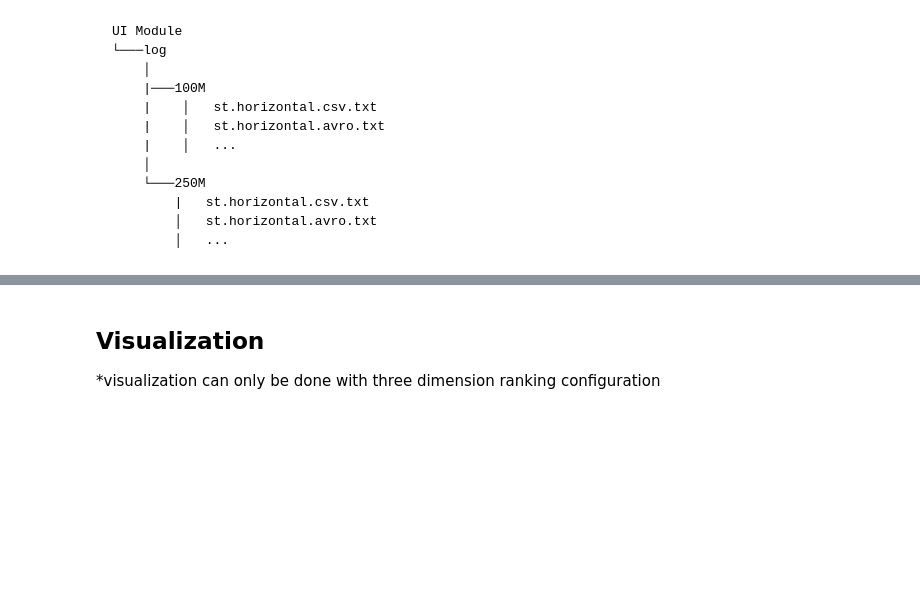
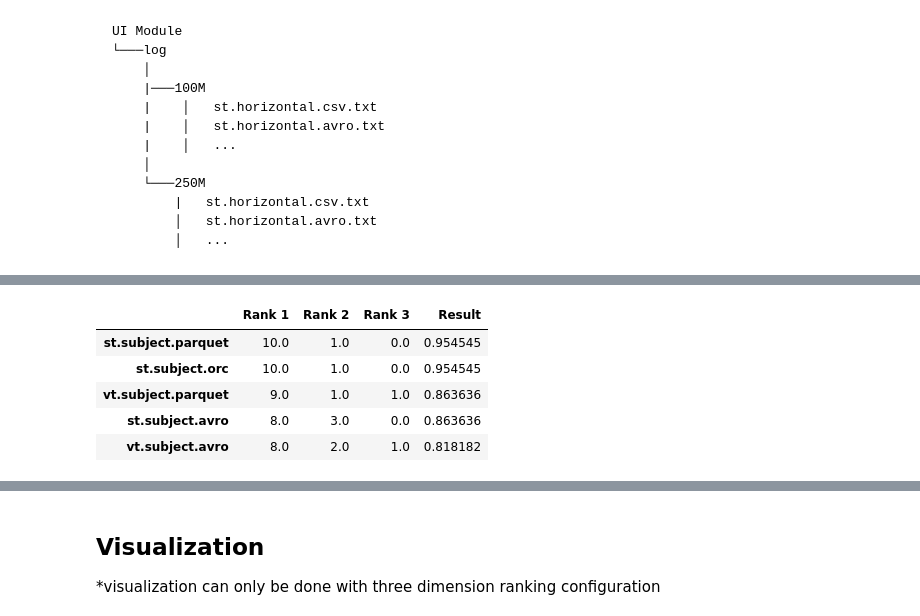
Before and after one commit to DataSystemsGroupUT/PAPyA, a Jupyter notebook: UI Module/BenchRanker.ipynb, the cells around one changed output, grey strips where cells are left out. Saved outputs shown, nothing was run; the diff lists cells and outputs as text; code cells hidden in the pictures; blank space fills up the shorter version.

```diff
--- a/UI Module/BenchRanker.ipynb
+++ b/UI Module/BenchRanker.ipynb
@@ -53,0 +81,10 @@ storageSDRank = SDRank(config, logs, '100M', 'storage')
+# %%
+# this is the top 5 rank scores of configurations in partition dimension sorted from best to worst
+partitionSDRank.calculateRank().head()
+# %% [output]
+|  | Rank 1 | Rank 2 | Rank 3 | Result |
+| st.subject.parquet | 10.0 | 1.0 | 0.0 | 0.954545 |
+| st.subject.orc | 10.0 | 1.0 | 0.0 | 0.954545 |
+| vt.subject.parquet | 9.0 | 1.0 | 1.0 | 0.863636 |
+| st.subject.avro | 8.0 | 3.0 | 0.0 | 0.863636 |
+| vt.subject.avro | 8.0 | 2.0 | 1.0 | 0.818182 |
```
Also changed, not shown: parts of 58 cells of this notebook, 8 other files.
